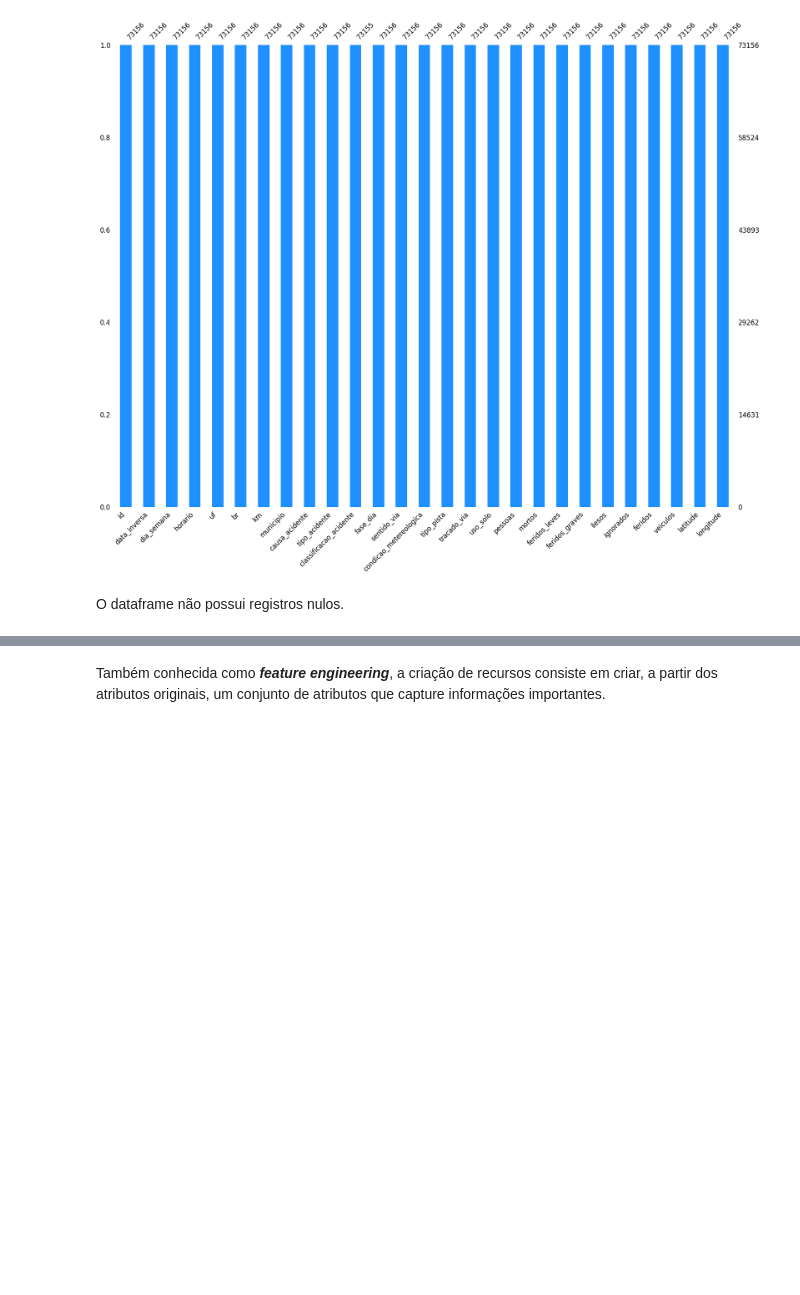
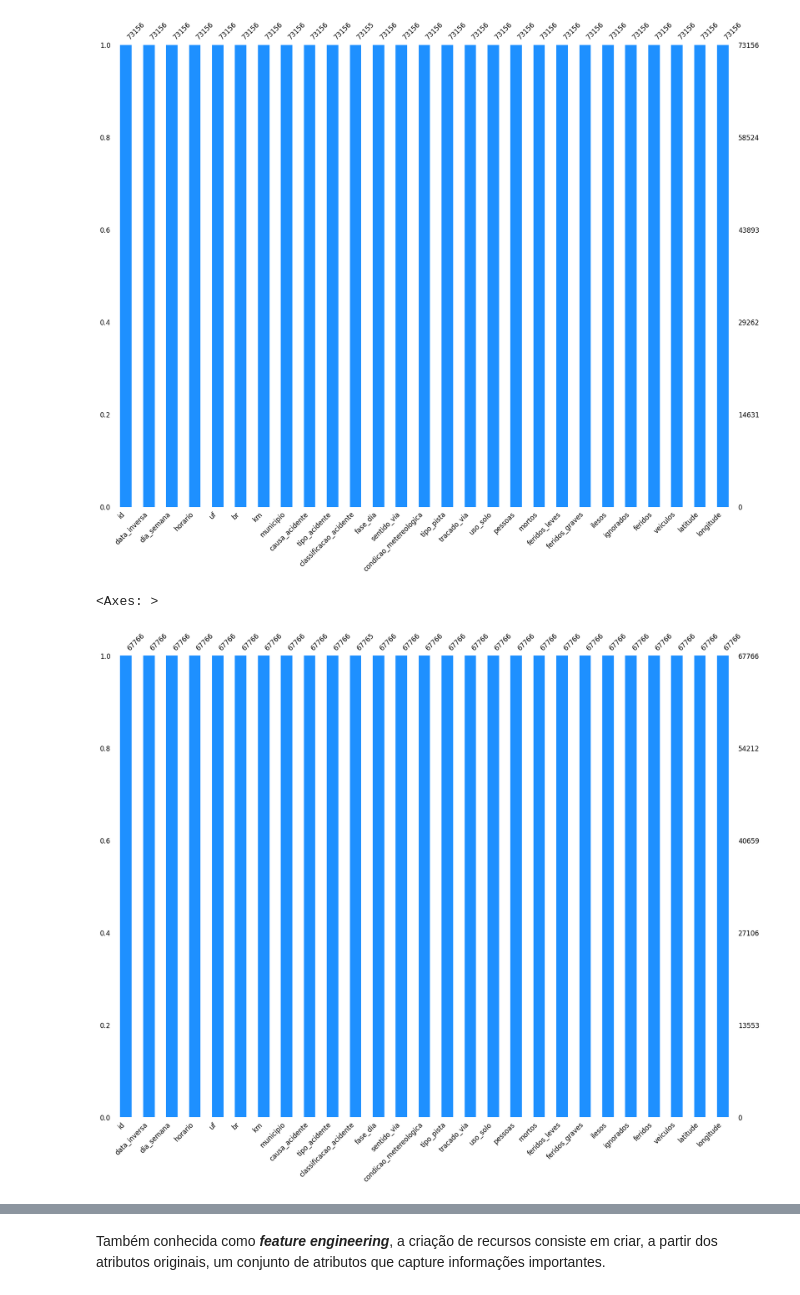
Before and after one commit to gabrielmprata/acidentes_transito, a Jupyter notebook: Acidentes_Rodoviarios.ipynb, the cells around one changed output, grey strips where cells are left out. Cells and saved outputs as stored; diff of their text form; code cells hidden in the pictures; blank space fills up the shorter version.

```diff
--- a/Acidentes_Rodoviarios.ipynb
+++ b/Acidentes_Rodoviarios.ipynb
@@ -57,7 +57,12 @@ https://www.gov.br/prf/pt-br/acesso-a-informacao/dados-abertos/dados-abertos-aci
 # URL de importação
 url   = "https://raw.githubusercontent.com/gabrielmprata/acidentes_transito/main/datasets/datatran2024.zip"
 
+url2   = "https://raw.githubusercontent.com/gabrielmprata/acidentes_transito/main/datasets/datatran2023.zip"
+
 df_acidentes = pd.read_csv(url, compression='zip', encoding = "Latin 1", delimiter=';')
+
+# 2023 somente para comparativo
+df_acidentes_2023 = pd.read_csv(url2, compression='zip', encoding = "Latin 1", delimiter=';')
 # %% [markdown]
 #**<font color=#4c60d6 size="6"> 3. Análise de Dados Inicial**
 # %% [markdown]
@@ -283,4 +324,8 @@ A ideia é ter um dataframe mais leve, e com pouco espaço em disco.
 df_acidentes.drop([
               'regional','delegacia', 'uop'
              ], axis=1, inplace= True)
+# %%
+df_acidentes_2023.drop([
+              'regional','delegacia', 'uop'
+             ], axis=1, inplace= True)
 # %% [markdown]
@@ -290,5 +335,8 @@ ms.bar(df_acidentes, color="dodgerblue",  figsize=(20,15), fontsize=12)
 # %% [output]
 <Axes: >
 [figure]
-# %% [markdown]
-O dataframe não possui registros nulos.
+# %%
+ms.bar(df_acidentes_2023, color="dodgerblue",  figsize=(20,15), fontsize=12)
+# %% [output]
+<Axes: >
+[figure, added]
```
Also changed, not shown: parts of 19 cells of this notebook.
